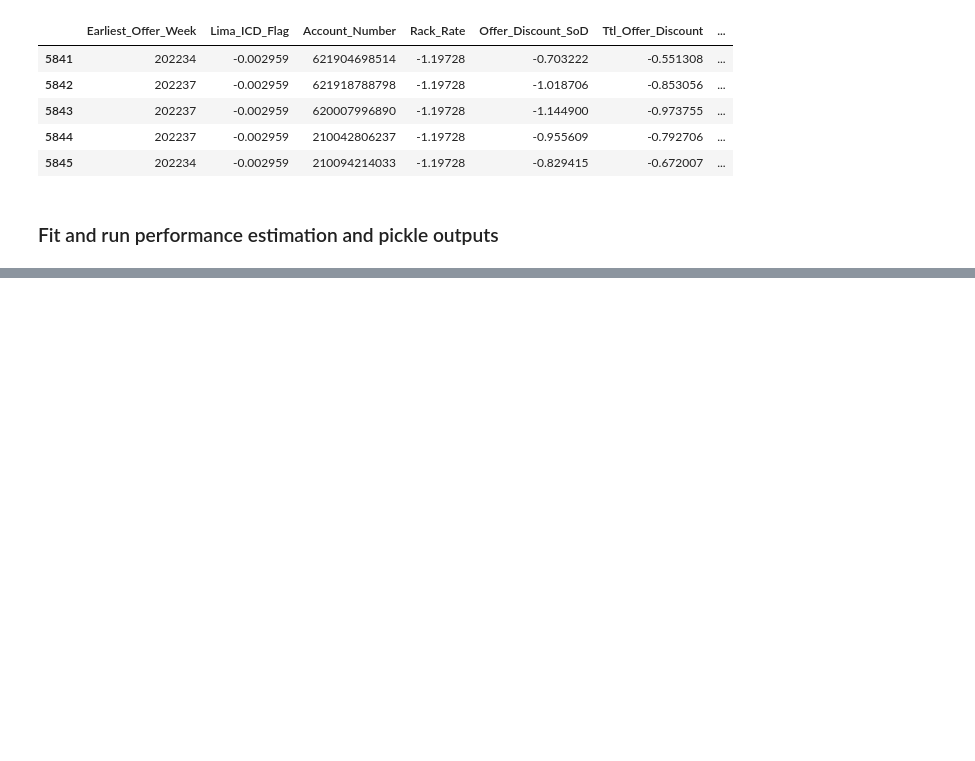
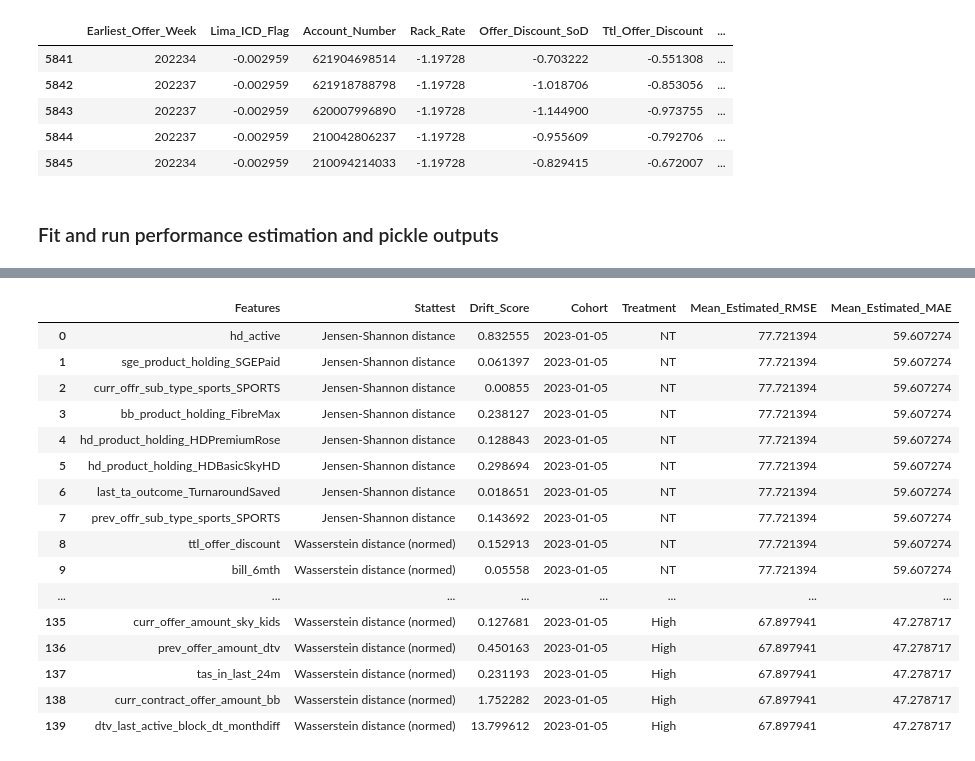
Before and after one commit to RHS23/POM-feature-drift, a Jupyter notebook: scoring_script_test.ipynb, the cells around one changed output, grey strips where cells are left out. Saved outputs shown, nothing was run; the diff lists cells and outputs as text; code cells hidden in the pictures; blank space fills up the shorter version.

```diff
--- a/scoring_script_test.ipynb
+++ b/scoring_script_test.ipynb
@@ -430,0 +483,20 @@ perf_est_results
+# %%
+dashboard_df
+# %% [output]
+|  | Features | Stattest | Drift_Score | Cohort | Treatment | Mean_Estimated_RMSE | Mean_Estimated_MAE |
+| 0 | hd_active | Jensen-Shannon distance | 0.832555 | 2023-01-05 | NT | 77.721394 | 59.607274 |
+| 1 | sge_product_holding_SGEPaid | Jensen-Shannon distance | 0.061397 | 2023-01-05 | NT | 77.721394 | 59.607274 |
+| 2 | curr_offr_sub_type_sports_SPORTS | Jensen-Shannon distance | 0.00855 | 2023-01-05 | NT | 77.721394 | 59.607274 |
+| 3 | bb_product_holding_FibreMax | Jensen-Shannon distance | 0.238127 | 2023-01-05 | NT | 77.721394 | 59.607274 |
+| 4 | hd_product_holding_HDPremiumRose | Jensen-Shannon distance | 0.128843 | 2023-01-05 | NT | 77.721394 | 59.607274 |
+| 5 | hd_product_holding_HDBasicSkyHD | Jensen-Shannon distance | 0.298694 | 2023-01-05 | NT | 77.721394 | 59.607274 |
+| 6 | last_ta_outcome_TurnaroundSaved | Jensen-Shannon distance | 0.018651 | 2023-01-05 | NT | 77.721394 | 59.607274 |
+| 7 | prev_offr_sub_type_sports_SPORTS | Jensen-Shannon distance | 0.143692 | 2023-01-05 | NT | 77.721394 | 59.607274 |
+| 8 | ttl_offer_discount | Wasserstein distance (normed) | 0.152913 | 2023-01-05 | NT | 77.721394 | 59.607274 |
+| 9 | bill_6mth | Wasserstein distance (normed) | 0.05558 | 2023-01-05 | NT | 77.721394 | 59.607274 |
+| ... | ... | ... | ... | ... | ... | ... | ... |
+| 135 | curr_offer_amount_sky_kids | Wasserstein distance (normed) | 0.127681 | 2023-01-05 | High | 67.897941 | 47.278717 |
+| 136 | prev_offer_amount_dtv | Wasserstein distance (normed) | 0.450163 | 2023-01-05 | High | 67.897941 | 47.278717 |
+| 137 | tas_in_last_24m | Wasserstein distance (normed) | 0.231193 | 2023-01-05 | High | 67.897941 | 47.278717 |
+| 138 | curr_contract_offer_amount_bb | Wasserstein distance (normed) | 1.752282 | 2023-01-05 | High | 67.897941 | 47.278717 |
+| 139 | dtv_last_active_block_dt_monthdiff | Wasserstein distance (normed) | 13.799612 | 2023-01-05 | High | 67.897941 | 47.278717 |
```
Also changed, not shown: parts of 11 cells of this notebook, 24 other files.
